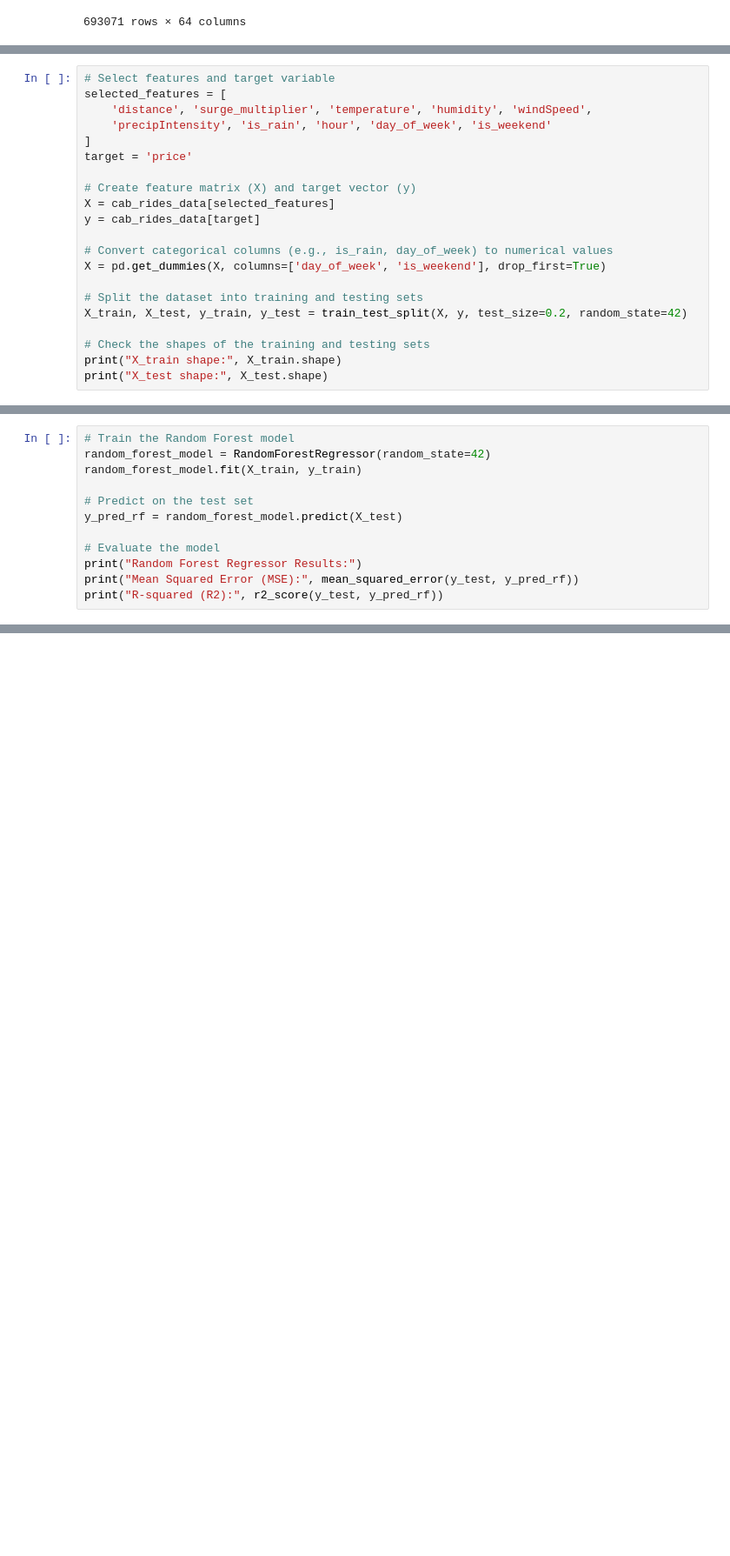
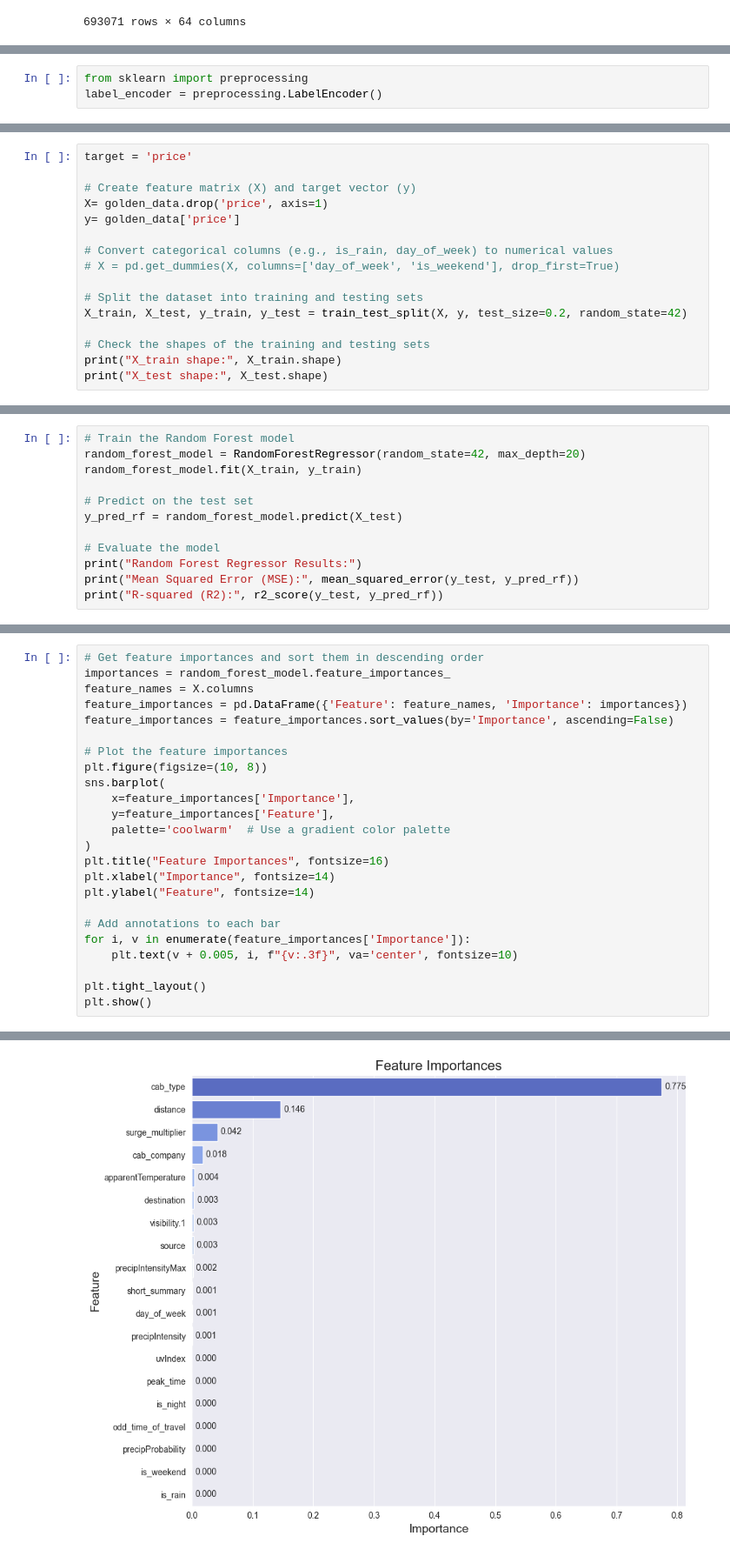
Before and after one commit to MrMalfunction/CS66220-Project, a Jupyter notebook: DMT Project.ipynb, the cells around one changed output, grey strips where cells are left out. Shown at 87% size. Drawn from its saved outputs; the diff is of its cells as text; blank space fills up the shorter version.

```diff
--- a/DMT Project.ipynb
+++ b/DMT Project.ipynb
@@ -147,0 +280,3 @@ cab_rides_data
+# %%
+from sklearn import preprocessing
+label_encoder = preprocessing.LabelEncoder()
@@ -148,17 +318,12 @@ cab_rides_data
 # %%
-# Select features and target variable
-selected_features = [
-    'distance', 'surge_multiplier', 'temperature', 'humidity', 'windSpeed',
-    'precipIntensity', 'is_rain', 'hour', 'day_of_week', 'is_weekend'
-]
 target = 'price'
 
 # Create feature matrix (X) and target vector (y)
-X = cab_rides_data[selected_features]
-y = cab_rides_data[target]
+X= golden_data.drop('price', axis=1)
+y= golden_data['price']
 
 # Convert categorical columns (e.g., is_rain, day_of_week) to numerical values
-X = pd.get_dummies(X, columns=['day_of_week', 'is_weekend'], drop_first=True)
+# X = pd.get_dummies(X, columns=['day_of_week', 'is_weekend'], drop_first=True)
 
 # Split the dataset into training and testing sets
 X_train, X_test, y_train, y_test = train_test_split(X, y, test_size=0.2, random_state=42)
@@ -189,6 +358,6 @@ R-squared (R2): 0.16443163339397837
 # %%
 # Train the Random Forest model
-random_forest_model = RandomForestRegressor(random_state=42)
+random_forest_model = RandomForestRegressor(random_state=42, max_depth=20)
 random_forest_model.fit(X_train, y_train)
 
 # Predict on the test set
@@ -215,0 +374,25 @@ plt.show()
+# %%
+# Get feature importances and sort them in descending order
+importances = random_forest_model.feature_importances_
+feature_names = X.columns
+feature_importances = pd.DataFrame({'Feature': feature_names, 'Importance': importances})
+feature_importances = feature_importances.sort_values(by='Importance', ascending=False)
+
+# Plot the feature importances
+plt.figure(figsize=(10, 8))
+sns.barplot(
+    x=feature_importances['Importance'],
+    y=feature_importances['Feature'],
+    palette='coolwarm'  # Use a gradient color palette
+)
+plt.title("Feature Importances", fontsize=16)
+plt.xlabel("Importance", fontsize=14)
+plt.ylabel("Feature", fontsize=14)
+
+# Add annotations to each bar
+for i, v in enumerate(feature_importances['Importance']):
+    plt.text(v + 0.005, i, f"{v:.3f}", va='center', fontsize=10)
+
+plt.tight_layout()
+plt.show()
+# %% [output]
@@ -215,0 +402 @@ plt.show()
+[figure, added]
```
Also changed, not shown: parts of 20 cells of this notebook, 1 other file.
